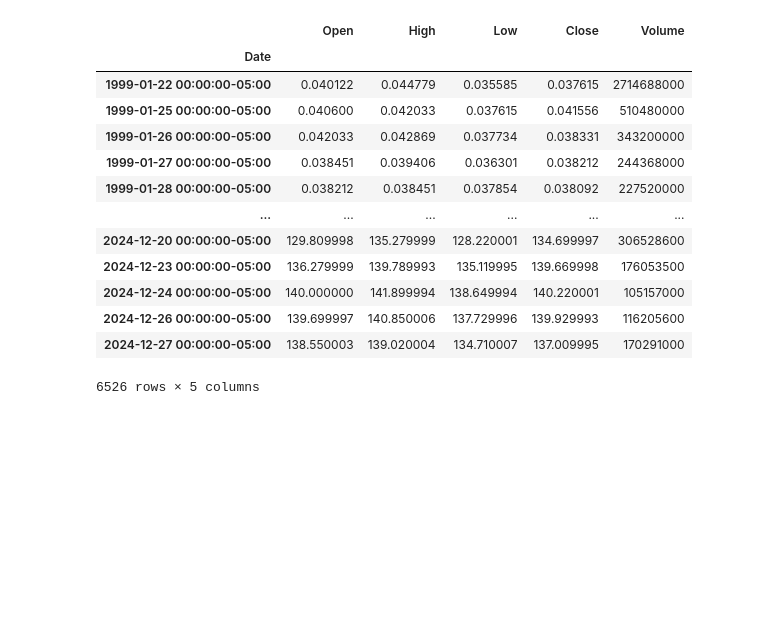
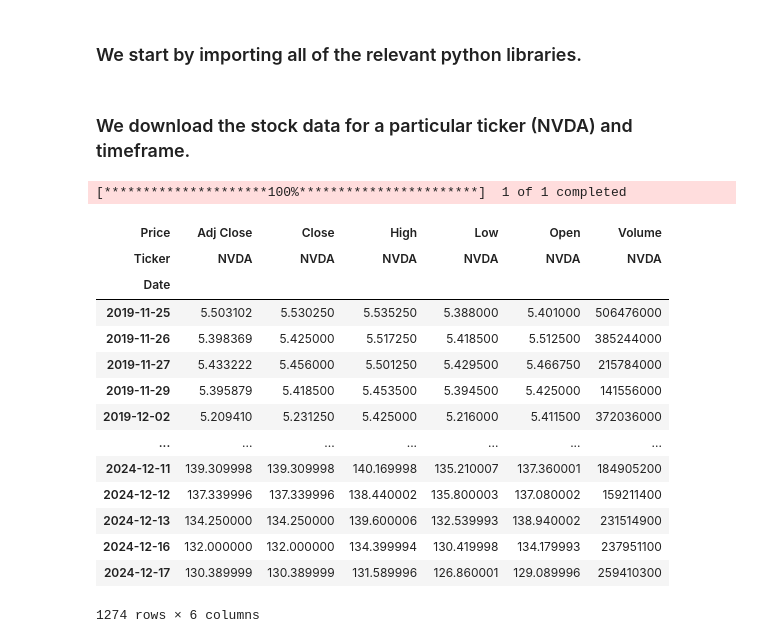
Before and after one commit to abelsaj2005/NVDA-Stock-Price-Prediction-with-Stacked-LSTM-Networks, a Jupyter notebook: new-lstm.ipynb, the cells around one changed output. Cells and saved outputs as stored; diff of their text form; code cells hidden in the pictures; blank space fills up the shorter version.

```diff
--- a/new-lstm.ipynb
+++ b/new-lstm.ipynb
@@ -1,29 +1,33 @@
+# %% [markdown]
+### We start by importing all of the relevant python libraries.
 # %%
 import yfinance as yf
 import numpy as np
 import pandas as pd
 from matplotlib import pyplot as plt
 %matplotlib inline
-# %%
-nvda = yf.Ticker("NVDA")
-nvda = nvda.history(period="max")
-
-del nvda['Dividends']
-del nvda['Stock Splits']
-
-nvda
-# %% [output]
-|  | Open | High | Low | Close | Volume |
-| Date |  |  |  |  |  |
-| 1999-01-22 00:00:00-05:00 | 0.040122 | 0.044779 | 0.035585 | 0.037615 | 2714688000 |
-| 1999-01-25 00:00:00-05:00 | 0.040600 | 0.042033 | 0.037615 | 0.041556 | 510480000 |
-| 1999-01-26 00:00:00-05:00 | 0.042033 | 0.042869 | 0.037734 | 0.038331 | 343200000 |
-| 1999-01-27 00:00:00-05:00 | 0.038451 | 0.039406 | 0.036301 | 0.038212 | 244368000 |
-| 1999-01-28 00:00:00-05:00 | 0.038212 | 0.038451 | 0.037854 | 0.038092 | 227520000 |
-| ... | ... | ... | ... | ... | ... |
-| 2024-12-20 00:00:00-05:00 | 129.809998 | 135.279999 | 128.220001 | 134.699997 | 306528600 |
-| 2024-12-23 00:00:00-05:00 | 136.279999 | 139.789993 | 135.119995 | 139.669998 | 176053500 |
-| 2024-12-24 00:00:00-05:00 | 140.000000 | 141.899994 | 138.649994 | 140.220001 | 105157000 |
-| 2024-12-26 00:00:00-05:00 | 139.699997 | 140.850006 | 137.729996 | 139.929993 | 116205600 |
-| 2024-12-27 00:00:00-05:00 | 138.550003 | 139.020004 | 134.710007 | 137.009995 | 170291000 |
-6526 rows × 5 columns
+# %% [markdown]
+### We download the stock data for a particular ticker (NVDA) and timeframe.
+# %%
+ticker = "NVDA"
+start_date = "2019-11-25"
+end_date = "2024-12-18"
+nvda = yf.download(ticker, start=start_date, end=end_date)
+nvda
+# %% [output]
+[*********************100%***********************]  1 of 1 completed
+| Price | Adj Close | Close | High | Low | Open | Volume |
+| Ticker | NVDA | NVDA | NVDA | NVDA | NVDA | NVDA |
+| Date |  |  |  |  |  |  |
+| 2019-11-25 | 5.503102 | 5.530250 | 5.535250 | 5.388000 | 5.401000 | 506476000 |
+| 2019-11-26 | 5.398369 | 5.425000 | 5.517250 | 5.418500 | 5.512500 | 385244000 |
+| 2019-11-27 | 5.433222 | 5.456000 | 5.501250 | 5.429500 | 5.466750 | 215784000 |
+| 2019-11-29 | 5.395879 | 5.418500 | 5.453500 | 5.394500 | 5.425000 | 141556000 |
+| 2019-12-02 | 5.209410 | 5.231250 | 5.425000 | 5.216000 | 5.411500 | 372036000 |
+| ... | ... | ... | ... | ... | ... | ... |
+| 2024-12-11 | 139.309998 | 139.309998 | 140.169998 | 135.210007 | 137.360001 | 184905200 |
+| 2024-12-12 | 137.339996 | 137.339996 | 138.440002 | 135.800003 | 137.080002 | 159211400 |
+| 2024-12-13 | 134.250000 | 134.250000 | 139.600006 | 132.539993 | 138.940002 | 231514900 |
+| 2024-12-16 | 132.000000 | 132.000000 | 134.399994 | 130.419998 | 134.179993 | 237951100 |
+| 2024-12-17 | 130.389999 | 130.389999 | 131.589996 | 126.860001 | 129.089996 | 259410300 |
+1274 rows × 6 columns
```
Also changed, not shown: parts of 7 cells of this notebook, 2 other files.
